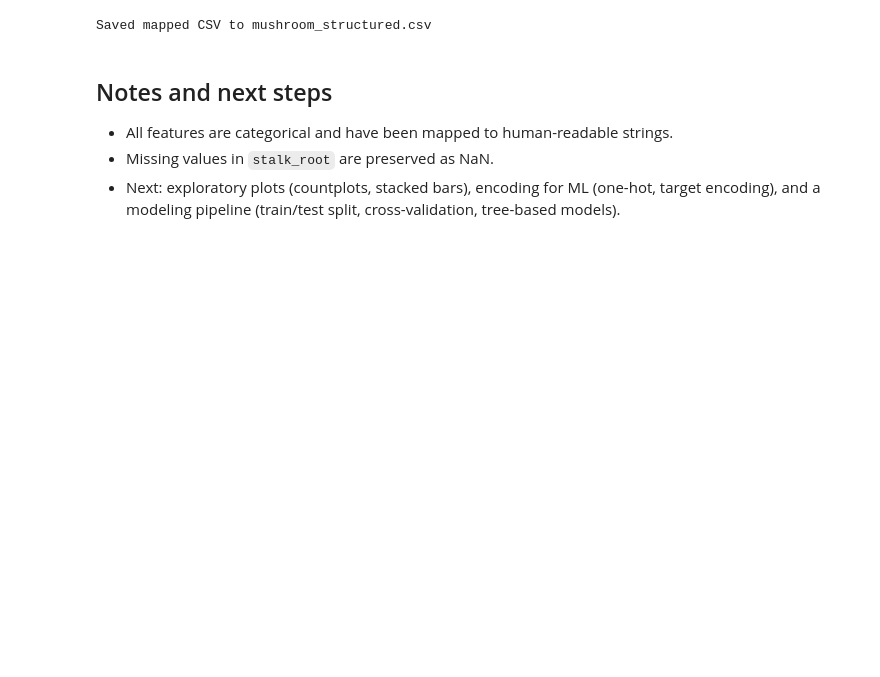
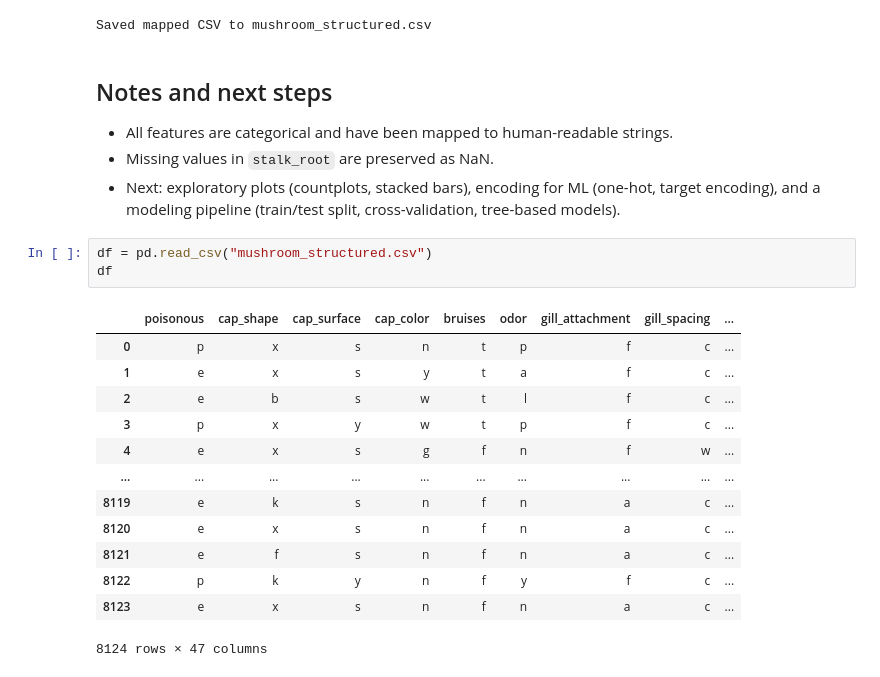
Before and after one commit to Clyde0513/mushroom, a Jupyter notebook: mushroom_structuring.ipynb, the cells around one changed output. Cells and saved outputs as stored; diff of their text form; blank space fills up the shorter version.

```diff
--- a/mushroom_structuring.ipynb
+++ b/mushroom_structuring.ipynb
@@ -229,3 +229,20 @@ Saved mapped CSV to mushroom_structured.csv
 - All features are categorical and have been mapped to human-readable strings.
 - Missing values in `stalk_root` are preserved as NaN.
 - Next: exploratory plots (countplots, stacked bars), encoding for ML (one-hot, target encoding), and a modeling pipeline (train/test split, cross-validation, tree-based models).
+# %%
+df = pd.read_csv("mushroom_structured.csv")
+df
+# %% [output]
+|  | poisonous | cap_shape | cap_surface | cap_color | bruises | odor | gill_attachment | gill_spacing | ... |
+| 0 | p | x | s | n | t | p | f | c | ... |
+| 1 | e | x | s | y | t | a | f | c | ... |
+| 2 | e | b | s | w | t | l | f | c | ... |
+| 3 | p | x | y | w | t | p | f | c | ... |
+| 4 | e | x | s | g | f | n | f | w | ... |
+| ... | ... | ... | ... | ... | ... | ... | ... | ... | ... |
+| 8119 | e | k | s | n | f | n | a | c | ... |
+| 8120 | e | x | s | n | f | n | a | c | ... |
+| 8121 | e | f | s | n | f | n | a | c | ... |
+| 8122 | p | k | y | n | f | y | f | c | ... |
+| 8123 | e | x | s | n | f | n | a | c | ... |
+8124 rows × 47 columns
```
Also changed, not shown: parts of 4 cells of this notebook.
